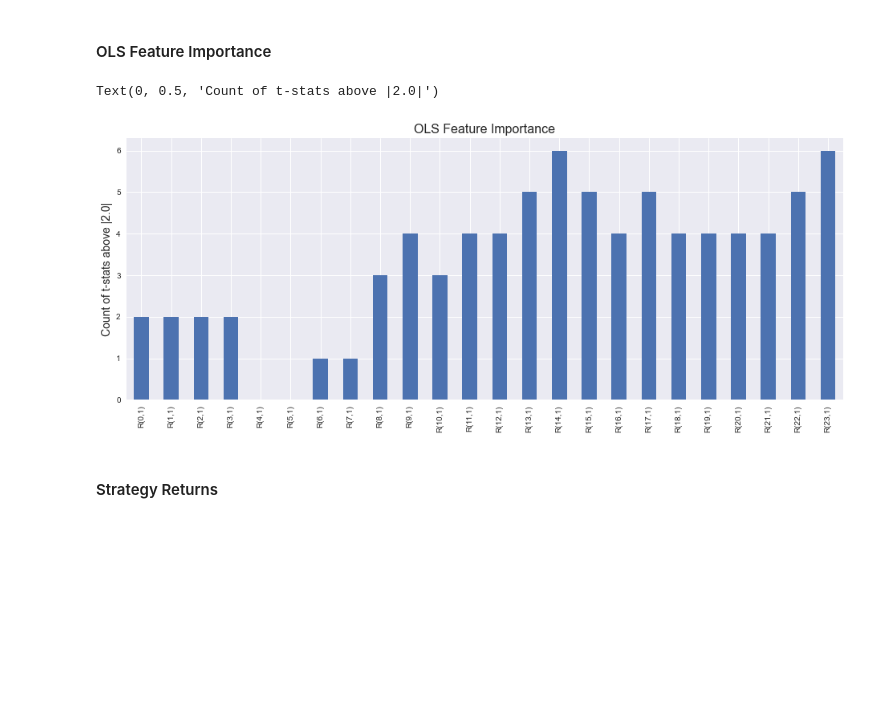
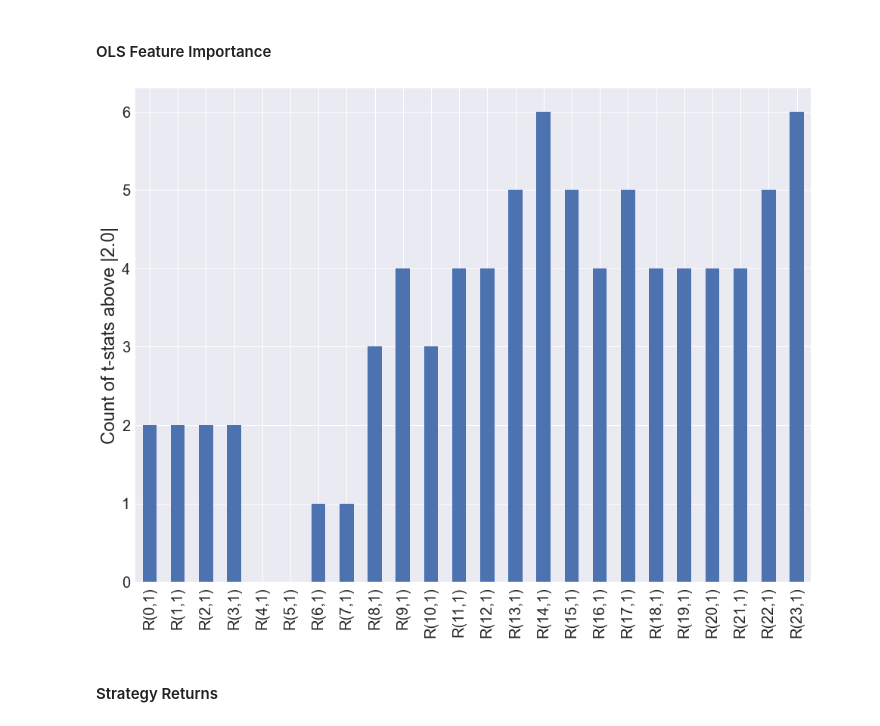
Before and after one commit to santoromano/Corporate-Bond-Factors, a Jupyter notebook: empirics.ipynb, the cells around one changed output. Drawn from its saved outputs; the diff is of its cells as text; code cells hidden in the pictures; blank space fills up the shorter version.

Commit message:
Plots finalized

```diff
--- a/empirics.ipynb
+++ b/empirics.ipynb
@@ -619,17 +638,19 @@ tstats_df = t_stats.pivot(columns='Feature', index='Outcome', values='tstat').T.
 # %%
 # abs(tstats_df).mean(1).plot.bar()
 # %%
-fig, ax = plt.subplots(figsize=(16,6))
+matplotlib.rc('xtick', labelsize=20)
+matplotlib.rc('ytick', labelsize=20)
+
+fig, ax = plt.subplots(figsize=(16,12))
 
 ax = (abs(tstats_df)>2).sum(1).plot.bar()
-ax.set_title('OLS Feature Importance', fontsize=16)
+# ax.set_title('OLS Feature Importance', fontsize=16)
 ax.set_xlabel("")
-ax.set_ylabel("Count of t-stats above |2.0|", fontsize=14)
+ax.set_ylabel("Count of t-stats above |2.0|", fontsize=24)
 
 # plt.savefig('OLS Feature Importance.jpg')
 # %% [output]
-Text(0, 0.5, 'Count of t-stats above |2.0|')
-[figure, old version]
+[figure, new version]
 # %% [markdown]
 #### Strategy Returns
 # %%
```
Also changed, not shown: parts of 12 cells of this notebook.
